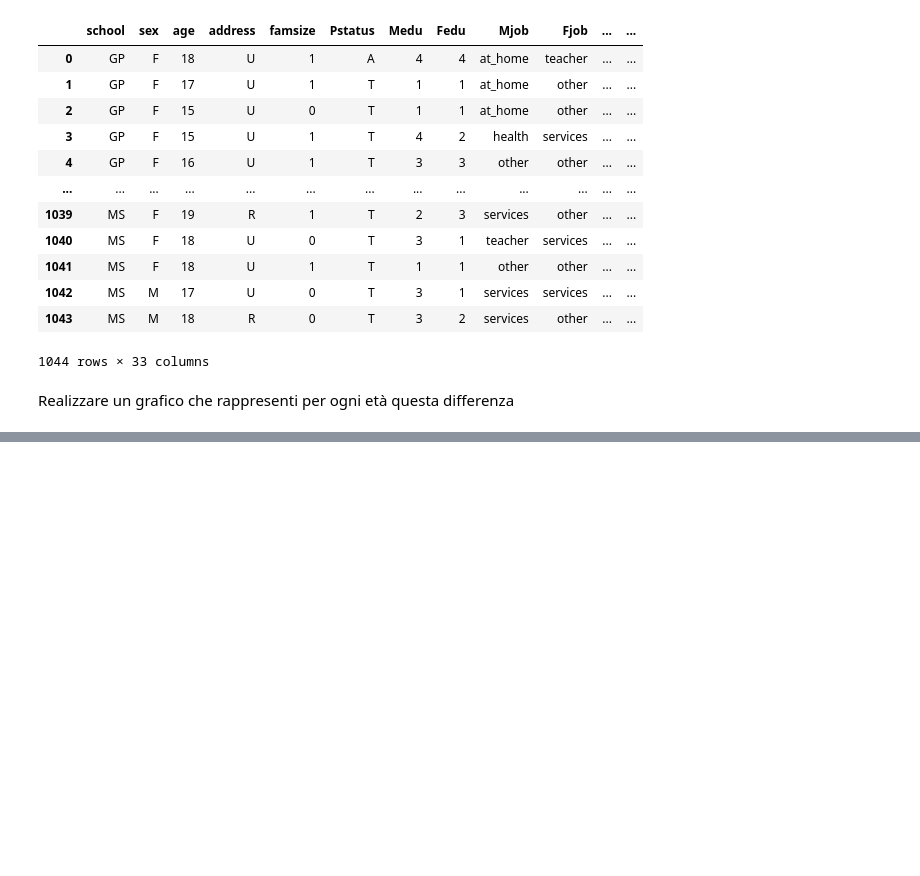
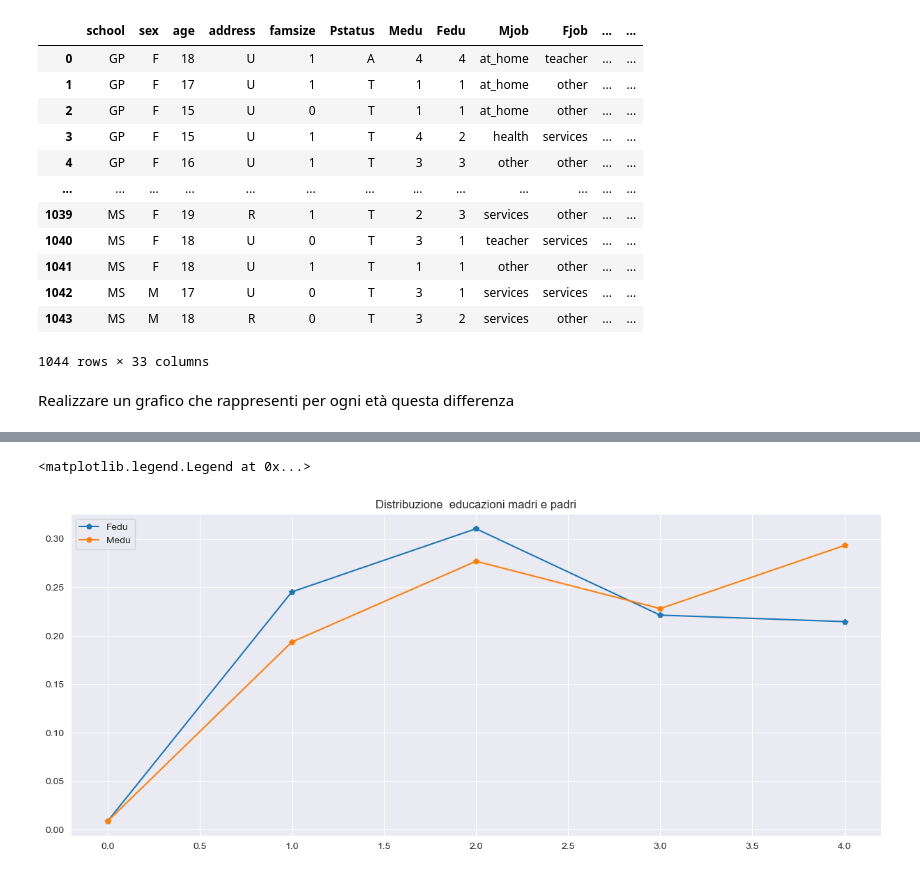
Before and after one commit to Rdm-Nico/BDTA, a Jupyter notebook: Esercitazioni/Esami/26_01_2018.ipynb, the cells around one changed output, grey strips where cells are left out. Drawn from its saved outputs; the diff is of its cells as text; code cells hidden in the pictures; blank space fills up the shorter version.

```diff
--- a/Esercitazioni/Esami/26_01_2018.ipynb
+++ b/Esercitazioni/Esami/26_01_2018.ipynb
@@ -69,0 +144,3 @@ pd.pivot_table(df, 'sex', index='age', columns='GRate', aggfunc='count').plot(ki
+# %%
+Medu = new_df.groupby("Medu")["age"].count() / len(new_df)
+Medu
@@ -69,0 +155,3 @@ pd.pivot_table(df, 'sex', index='age', columns='GRate', aggfunc='count').plot(ki
+# %%
+Fedu = new_df.groupby(["Fedu"])["age"].count() / len(new_df)
+Fedu
@@ -69,0 +166,13 @@ pd.pivot_table(df, 'sex', index='age', columns='GRate', aggfunc='count').plot(ki
+# %%
+import matplotlib.pyplot as plt
+
+
+fig, ax = plt.subplots(1, 1,figsize=(15,6))
+line1 = ax.plot(Fedu,'p-',label="Fedu")
+line2 = ax.plot(Medu,'p-',label="Medu")
+
+ax.set_title("Distribuzione  educazioni madri e padri")
+ax.legend(loc="best")
+# %% [output]
+<matplotlib.legend.Legend at 0x...>
+[figure, added]
```
Also changed, not shown: parts of 17 cells of this notebook.
